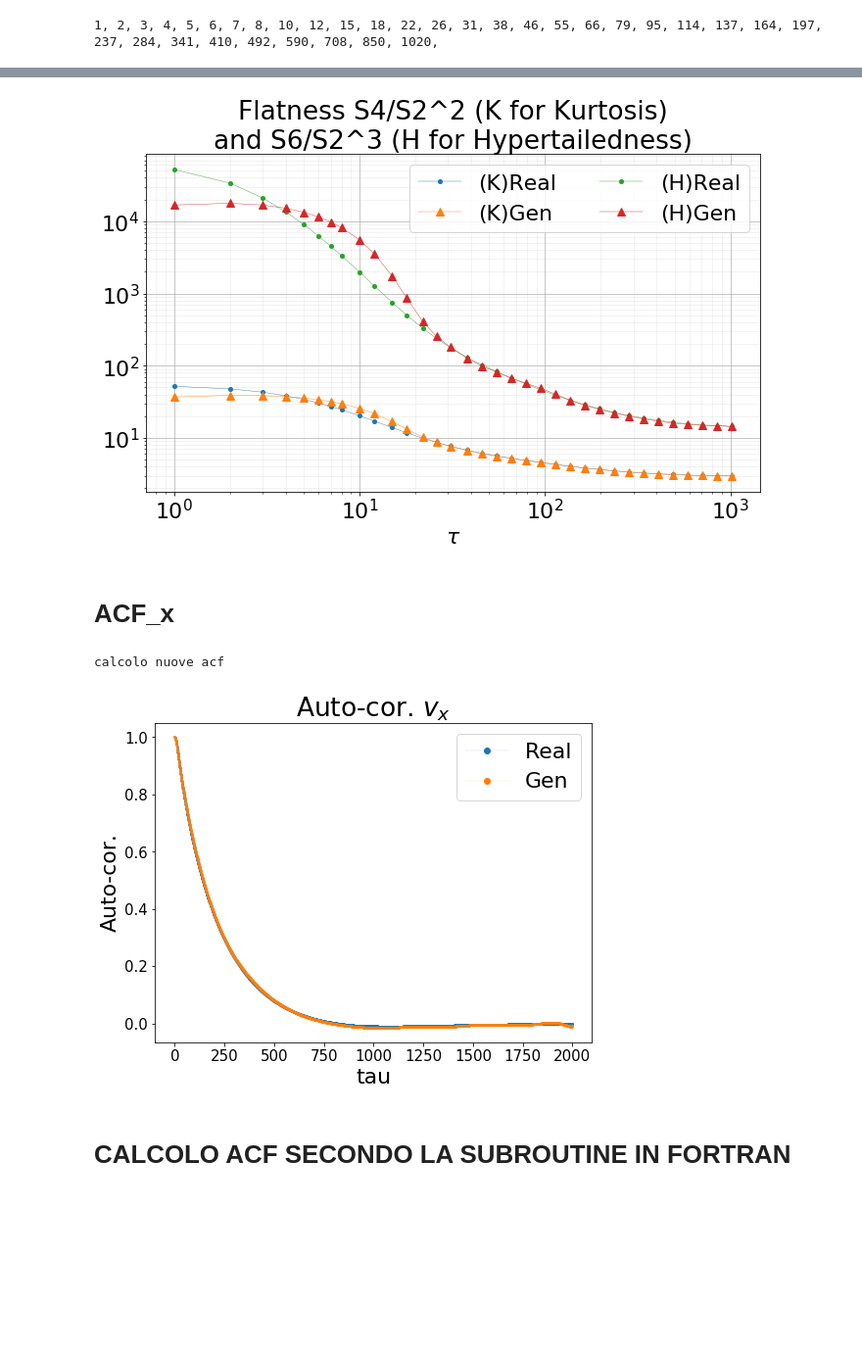
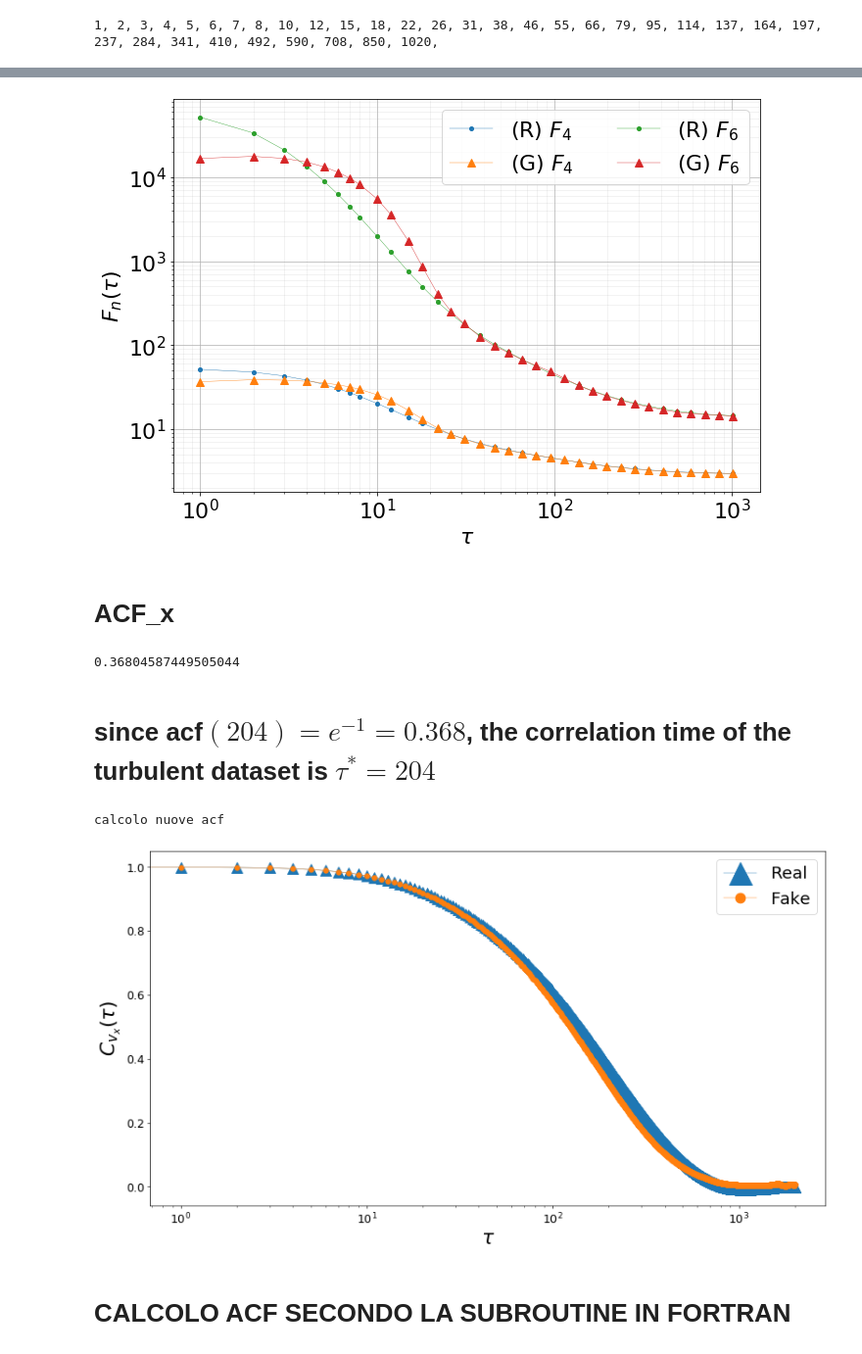
Before and after one commit to scarpma/lagrangian, a Jupyter notebook: gan_test.ipynb, the cells around one changed output, grey strips where cells are left out. Shown at 98% size. Cells and saved outputs as stored; diff of their text form; code cells hidden in the pictures; blank space fills up the shorter version.

Commit message:
minor adjustments and test

```diff
--- a/gan_test.ipynb
+++ b/gan_test.ipynb
@@ -481,16 +486,17 @@ plt.show()
 # %%
 plt.figure(figsize=(10,7))
-plt.title("Flatness S4/S2^2 (K for Kurtosis)\nand S6/S2^3 (H for Hypertailedness)")
+#plt.title("Flatness S4/S2^2 (K for Kurtosis)\nand S6/S2^3 (H for Hypertailedness)")
 # plt.yscale('log')
 plt.xscale('log')
 plt.yscale('log')
 
-plt.plot(struct_real[:,0],struct_real[:,2]/struct_real[:,1]**2.,marker='.', label="(K)Real", lw=0.4,ms=8,color='C0')
-plt.plot(struct_gen[:,0],struct_gen[:,2]/struct_gen[:,1]**2.,marker='^', label="(K)Gen",lw=0.4,ms=8,color='C1')
+plt.plot(struct_real[:,0],struct_real[:,2]/struct_real[:,1]**2.,marker='.', label="(R) $F_4$", lw=0.4,ms=8,color='C0')
+plt.plot(struct_gen[:,0],struct_gen[:,2]/struct_gen[:,1]**2.,marker='^', label="(G) $F_4$",lw=0.4,ms=8,color='C1')
 #plt.plot(struct_real_more[:,0],[3.]*len(struct_real_more[:,0]),label="Gaussian")
 
-plt.plot(struct_real[:,0],struct_real[:,3]/struct_real[:,1]**3.,marker='.', label="(H)Real", lw=0.4,ms=8,color='C2')
-plt.plot(struct_gen[:,0],struct_gen[:,3]/struct_gen[:,1]**3.,marker='^', label="(H)Gen",lw=0.4,ms=8,color='C3')
+plt.ylabel('$F_n(\\tau)$')
+plt.plot(struct_real[:,0],struct_real[:,3]/struct_real[:,1]**3.,marker='.', label="(R) $F_6$", lw=0.4,ms=8,color='C2')
+plt.plot(struct_gen[:,0],struct_gen[:,3]/struct_gen[:,1]**3.,marker='^', label="(G) $F_6$",lw=0.4,ms=8,color='C3')
 
 #plt.ylabel("$K(\\tau)$")
 plt.xlabel("$\\tau$")
@@ -498,35 +504,63 @@ plt.legend(ncol=2)
 plt.grid(which='minor', alpha=0.2)
 plt.grid(which='major', alpha=0.9)
 plt.tight_layout()
-plt.savefig(f"plots/wgangp_{run}/struct_func_flatness_comp_gen_{run}_{number}",fmt="png",dpi=60)
+plt.savefig(f"lagr_gan_sf_flatness_run51",fmt="png",dpi=60)
+#plt.savefig(f"plots/wgangp_{run}/struct_func_flatness_comp_gen_{run}_{number}",fmt="png",dpi=60)
 plt.show()
 # %% [output]
-[figure, old version]
+[figure, new version]
 # %% [markdown]
 # ACF_x
+# %%
+plt.rcParams['font.size'] = 26
+#plt.rcParams['axes.labelsize'] = 10
+#plt.rcParams['axes.labelweight'] = 'bold'
+#plt.rcParams['axes.titlesize'] = 13
+plt.rcParams['xtick.labelsize'] = 15
+plt.rcParams['ytick.labelsize'] = 15
+plt.rcParams['legend.fontsize'] = 22
+plt.rcParams['figure.titlesize'] = 22
+plt.rcParams['figure.dpi'] = 60
+#plt.rcParams['image.cmap'] = 'jet'
+#plt.rcParams['image.interpolation'] = 'none'
+plt.rcParams['figure.figsize'] = (14, 8)
+plt.rcParams['lines.linewidth'] = 0.5
+plt.rcParams['lines.markersize'] = 13
+plt.rcParams['legend.markerscale'] = 2
+plt.rcParams['lines.marker'] = '.'
+# %%
+mean[204]
+# %% [output]
+0.36804587449505044
+# %% [markdown]
+# since acf$(204)=e^{-1}=0.368$, the correlation time of the turbulent dataset is $\tau^*= 204$
 # %%
 mean = np.load('../databases/velocities_acf_mean_and_std.npy')[0,:,0]
-plt.figure(figsize=(8,6))
-plt.plot(mean, label='Real')
+plt.plot(mean, label='Real', marker="^", ms=15)
 try:
-    acfg = np.load(f'data/acf_x_gen_{run}_{number}.npy')
+    #acfg = np.load(f'data/acf_x_gen_{run}_{number}.npy')
+    acfg = np.load(f'data/acf_x_gen_{run}_{45645645645}.npy')
     print('acf found')
 except:
     print("calcolo nuove acf")
-    acfg = acf_x(gen,npart=50000)
-    np.save(f'data/acf_x_gen_{run}_{number}',acfg)
+    #acfg = acf_x(gen,npart=20000)
+    dbnn = np.expand_dims(np.load('../databases/gaussian_process2_smooth.npy'),-1)
+    acfg = acf_x(dbnn,npart=20000)
+    #np.save(f'data/acf_x_gen_{run}_{number}',acfg)
 
-plt.plot(acfg, label='Gen')
-plt.title('Auto-cor. $v_x$')
-#plt.xlim([0,1000])
-plt.xlabel('tau')
+plt.plot(acfg, label='Fake')
+#plt.title('Auto-cor. $v_x$')
+plt.xlabel('$\\tau$')
 plt.legend()
-plt.ylabel('Auto-cor.')
-plt.savefig(f'plots/wgangp_{run}/gan_test_acfx_{run}_{number}.png', fmt='png', dpi=60)
+plt.xscale('log')
+plt.ylabel('$C_{v_x}(\\tau)$')
+plt.tight_layout()
+#plt.savefig(f'plots/wgangp_{run}/gan_test_acfx_{run}_{number}.png', fmt='png', dpi=60)
+#plt.savefig('lagr_gan_acf_run51', fmt='png', dpi=60)
 plt.show()
 # %% [output]
 calcolo nuove acf
-[figure, old version]
+[figure, new version]
 # %% [markdown]
 # CALCOLO ACF SECONDO LA SUBROUTINE IN FORTRAN
 # %%
```
Also changed, not shown: parts of 32 cells of this notebook, 5 other files.
